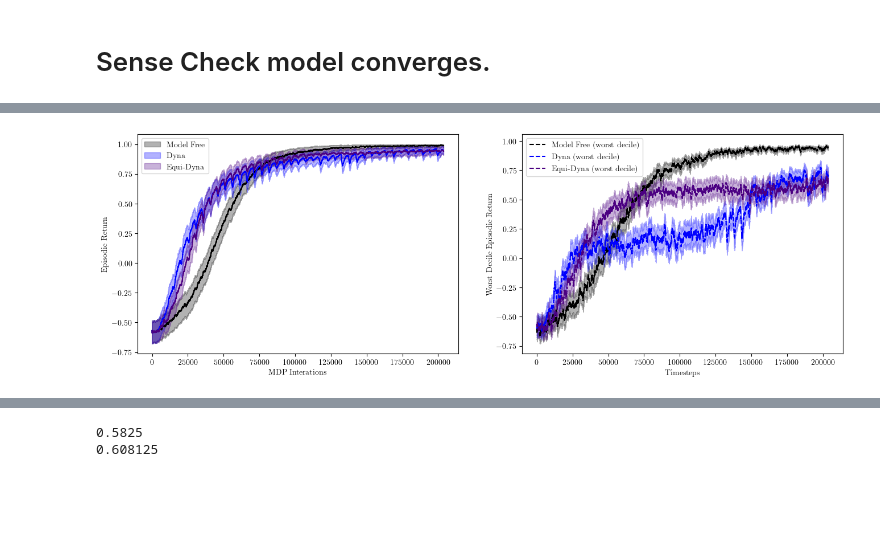
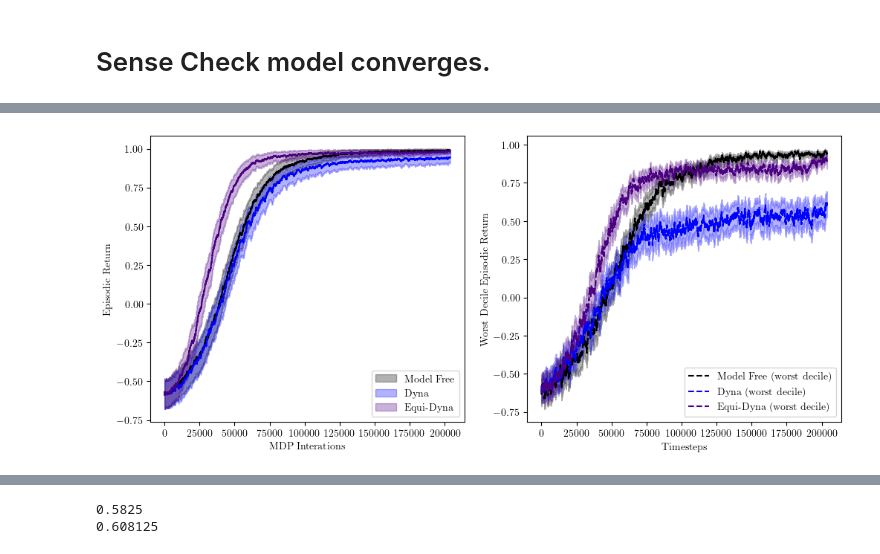
Before and after one commit to seancraven/mono_ms, a Jupyter notebook: dyna/expert_dyna_plotting_catch.ipynb, the cells around one changed output, grey strips where cells are left out. Drawn from its saved outputs; the diff is of its cells as text; code cells hidden in the pictures; blank space fills up the shorter version.

```diff
--- a/dyna/expert_dyna_plotting_catch.ipynb
+++ b/dyna/expert_dyna_plotting_catch.ipynb
@@ -68,7 +68,7 @@ NUM_EPCH = 100
 LR = 1e-4
 def make_model(hyp):
     train_data, val_data = expert_experience.partition(hyp.get_train_size(expert_experience))
-    train_fn = mbt.make_train(hyp, train_data, val_data, loss_function_ho=mbt.make_catch_mse_loss_fn, val_loss_function_ho=mbt.make_catch_accuracy_loss_fn)
+    train_fn = mbt.make_train(hyp, train_data, val_data, loss_function_ho=mbt.make_catch_bce_loss_fn, val_loss_function_ho=mbt.make_catch_accuracy_loss_fn)
     return train_fn(rng)
 
 hyp = mbt.HyperParams(model = CatchModel, epochs=NUM_EPCH , learning_rate=LR)
@@ -154,49 +154,51 @@ for pr in [1, 2, 4, 8]:
 def moving_average(x, w=1000):
     return np.convolve(x, np.ones(w), "valid") / w
 
-fig, ax = plt.subplots(1, 2, figsize=(16, 5))
 cs = ["black", "blue", "indigo"]
-for res, name, c in zip(results, names, cs):
-    acting_returns = res
-    acting_returns = acting_returns.reshape(np.prod(acting_returns.shape[:2]), -1)
-    acting_returns_mean = jnp.mean(acting_returns, axis=0).reshape(-1)
-    acting_returns_std = jnp.std(acting_returns, axis=0).reshape(-1)/ np.sqrt(NUM_SEEDS)
-    acting_returns_mean = moving_average(acting_returns_mean)
-    acting_returns_std = moving_average(acting_returns_std)
-    lower = acting_returns_mean - acting_returns_std
-    upper = acting_returns_mean + acting_returns_std
-    x = jnp.arange(len(acting_returns_mean))
-    ax[0].plot(acting_returns_mean, color=c)
-    ax[0].fill_between(jnp.arange(len(acting_returns_mean)), lower, upper, alpha=0.3,  label=name, color=c, )
+for pr, results in outer_results.items():
+    print(pr)
+    fig, ax = plt.subplots(1, 2, figsize=(12, 5))
+    for res, name, c in zip(results.values(), names, cs):
+        acting_returns = res
+        acting_returns = acting_returns.reshape(np.prod(acting_returns.shape[:2]), -1)
+        acting_returns_mean = jnp.mean(acting_returns, axis=0).reshape(-1)
+        acting_returns_std = jnp.std(acting_returns, axis=0).reshape(-1)/ np.sqrt(NUM_SEEDS)
+        acting_returns_mean = moving_average(acting_returns_mean)
+        acting_returns_std = moving_average(acting_returns_std)
+        lower = acting_returns_mean - acting_returns_std
+        upper = acting_returns_mean + acting_returns_std
+        x = jnp.arange(len(acting_returns_mean))
+        ax[0].plot(acting_returns_mean, color=c)
+        ax[0].fill_between(jnp.arange(len(acting_returns_mean)), lower, upper, alpha=0.3,  label=name, color=c, )
+        ax[0].legend()
+        ax[0].set_xlabel("MDP Interations")
+        ax[0].set_ylabel("Episodic Return")
+        cumulative_returns = np.cumsum(acting_returns, axis=1)[:, -1]
+        worst_decile = np.quantile(cumulative_returns, 0.1)
+        worst_mean = acting_returns[cumulative_returns < worst_decile].mean(axis=0)
+        worst_std = acting_returns[cumulative_returns < worst_decile].std(
+            axis=0
+        ) / np.sqrt(NUM_SEEDS * NUM_SCANS)
+        worst_upper = worst_mean + worst_std
+        worst_lower = worst_mean - worst_std
+        ax[1].plot(
+            x,
+            moving_average(worst_mean),
+            label=f"{name} (worst decile)",
+            linestyle="--",
+            color=c,
+        )
+        ax[1].fill_between(
+            x,
+            moving_average(worst_lower),
+            moving_average(worst_upper),
+            alpha=0.3,
+            color=c,
+        )
+        ax[1].set_xlabel("Timesteps")
+        ax[1].set_ylabel("Worst Decile Episodic Return")
+
     ax[0].legend()
-    ax[0].set_xlabel("MDP Interations")
-    ax[0].set_ylabel("Episodic Return")
-    cumulative_returns = np.cumsum(acting_returns, axis=1)[:, -1]
-    worst_decile = np.quantile(cumulative_returns, 0.1)
-    worst_mean = acting_returns[cumulative_returns < worst_decile].mean(axis=0)
-    worst_std = acting_returns[cumulative_returns < worst_decile].std(
-        axis=0
-    ) / np.sqrt(NUM_SEEDS * NUM_SCANS)
-    worst_upper = worst_mean + worst_std
-    worst_lower = worst_mean - worst_std
-    ax[1].plot(
-        x,
-        moving_average(worst_mean),
-        label=f"{name} (worst decile)",
-        linestyle="--",
-        color=c,
-    )
-    ax[1].fill_between(
-        x,
-        moving_average(worst_lower),
-        moving_average(worst_upper),
-        alpha=0.3,
-        color=c,
-    )
-    ax[1].set_xlabel("Timesteps")
-    ax[1].set_ylabel("Worst Decile Episodic Return")
-
-ax[0].legend()
-ax[1].legend()
-fig.savefig("plots.png")
+    ax[1].legend()
+    fig.savefig("plots.png")
 # %% [output]
@@ -203 +209 @@ fig.savefig("plots.png")
-[figure, old version]
+[figure, new version]
```
Also changed, not shown: parts of 3 cells of this notebook, 5 other files.
